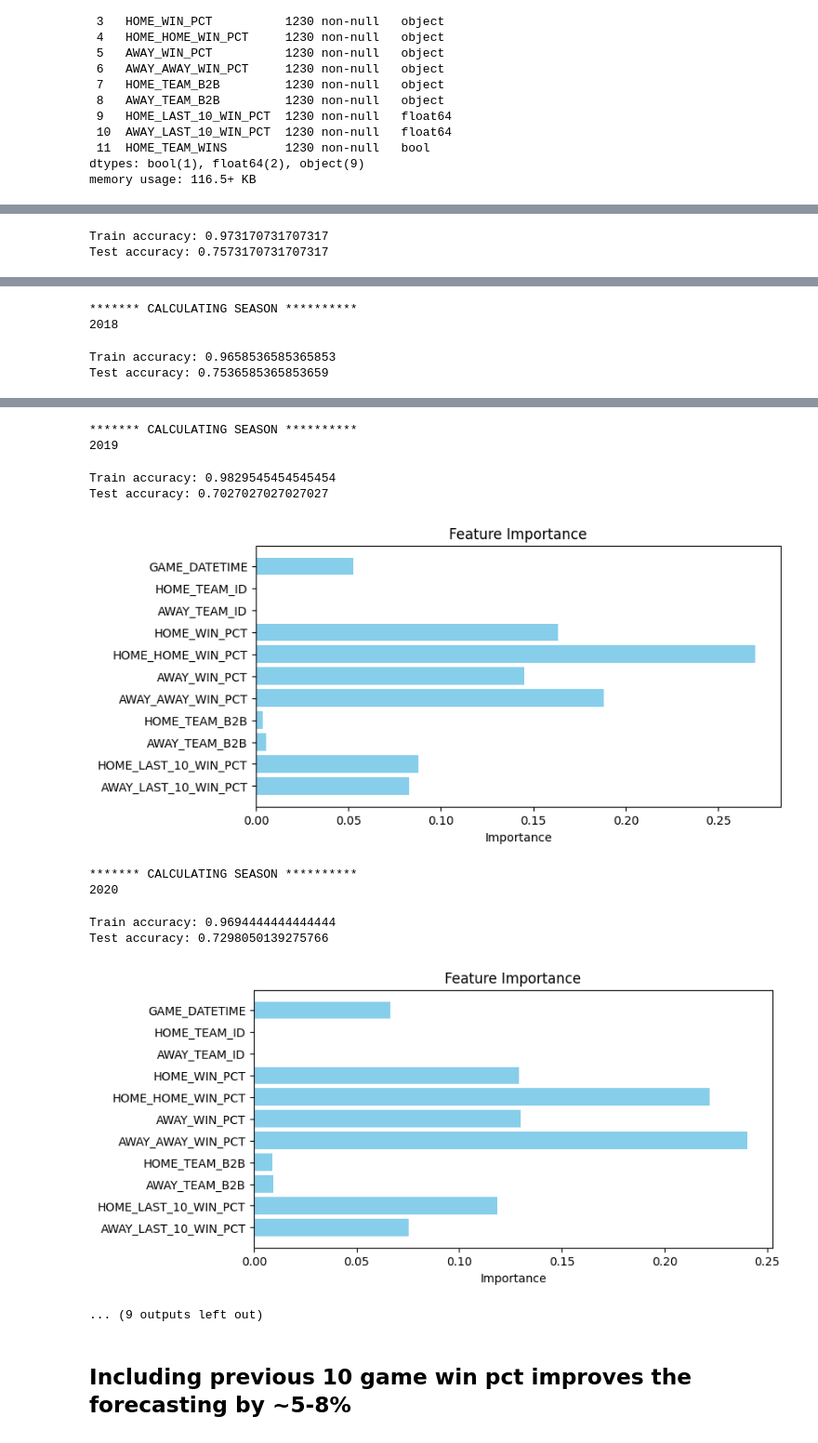
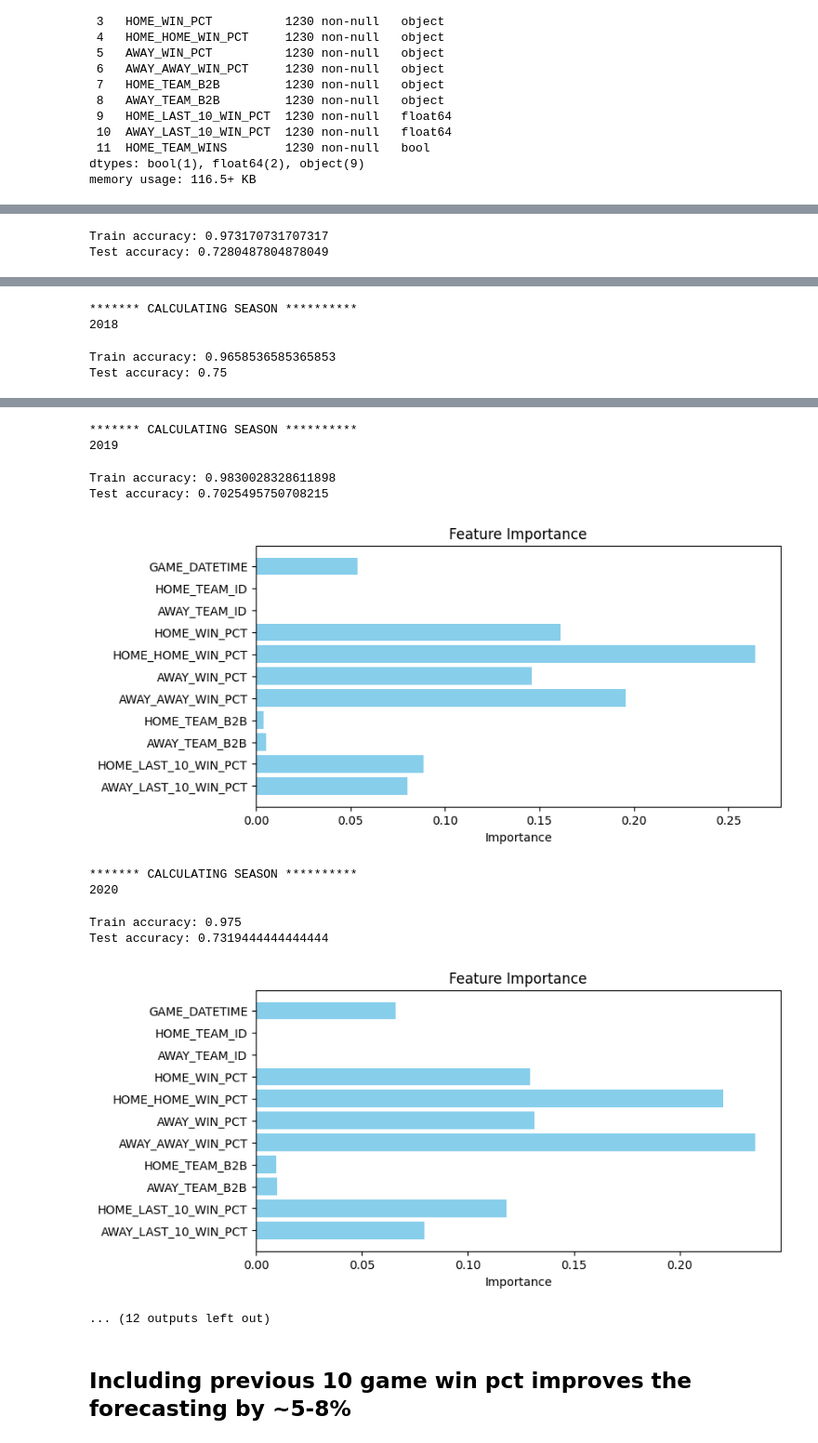
Before and after one commit to dgliwa/nba-pickem, a Jupyter notebook: notebooks/03_improve_model.ipynb, the cells around one changed output, grey strips where cells are left out. Shown at 93% size. Saved outputs shown, nothing was run; the diff lists cells and outputs as text; code cells hidden in the pictures.

Commit message:
regen notebooks with 2024-2025 season games up to date

```diff
--- a/notebooks/03_improve_model.ipynb
+++ b/notebooks/03_improve_model.ipynb
@@ -8,7 +8,7 @@ import numpy as np
 import matplotlib.pyplot as plt
 from sklearn.ensemble import RandomForestClassifier
 # %%
-games = pd.read_csv('data/01_prediction_model.csv')
+games = pd.read_csv('data/02_prediction_model.csv')
 games["GAME_DATE_EST"] = pd.to_datetime(games["GAME_DATE_EST"])
 games["GAME_DATETIME"] = games["GAME_DATE_EST"].astype(int)
 # %%
@@ -123,6 +123,6 @@ Test accuracy: 0.7402439024390244
 [figure]
 # %%
-for i in range(2017, 2024):
+for i in range(2017, 2025):
     print("******* CALCULATING SEASON **********")
     print(i)
     calculate_season(i)
@@ -130,4 +130,4 @@ for i in range(2017, 2024):
 ******* CALCULATING SEASON **********
 2017
 Train accuracy: 0.973170731707317
-Test accuracy: 0.7573170731707317
+Test accuracy: 0.7280487804878049
@@ -135,4 +135,4 @@ Test accuracy: 0.7573170731707317
 ******* CALCULATING SEASON **********
 2018
 Train accuracy: 0.9658536585365853
-Test accuracy: 0.7536585365853659
+Test accuracy: 0.75
@@ -140,14 +140,14 @@ Test accuracy: 0.7536585365853659
 ******* CALCULATING SEASON **********
 2019
-Train accuracy: 0.9829545454545454
-Test accuracy: 0.7027027027027027
+Train accuracy: 0.9830028328611898
+Test accuracy: 0.7025495750708215
-[figure, old version]
+[figure, new version]
 ******* CALCULATING SEASON **********
 2020
-Train accuracy: 0.9694444444444444
-Test accuracy: 0.7298050139275766
+Train accuracy: 0.975
+Test accuracy: 0.7319444444444444
-[figure, old version]
+[figure, new version]
-... (9 outputs left out)
+... (12 outputs left out)
 # %% [markdown]
 ## Including previous 10 game win pct improves the forecasting by ~5-8%
 # %%
```
Also changed, not shown: parts of 3 cells of this notebook, 4 other files.
